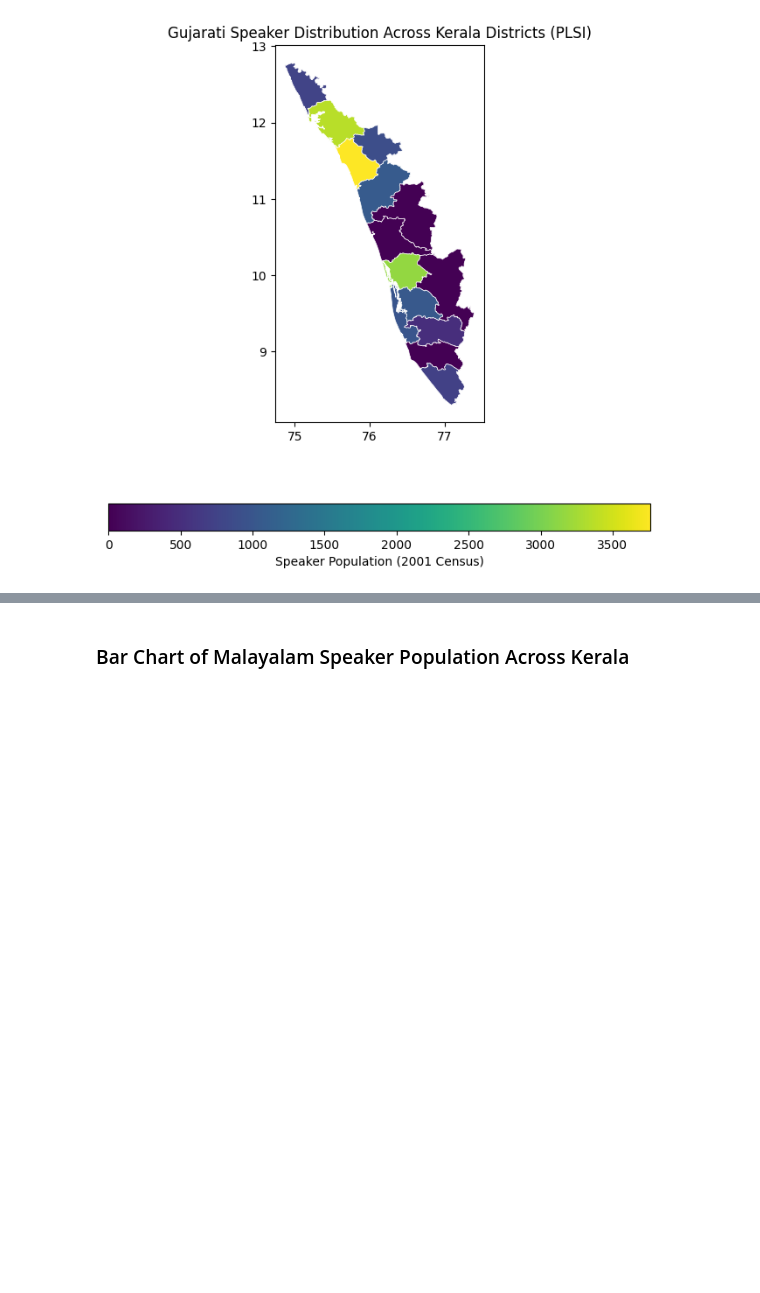
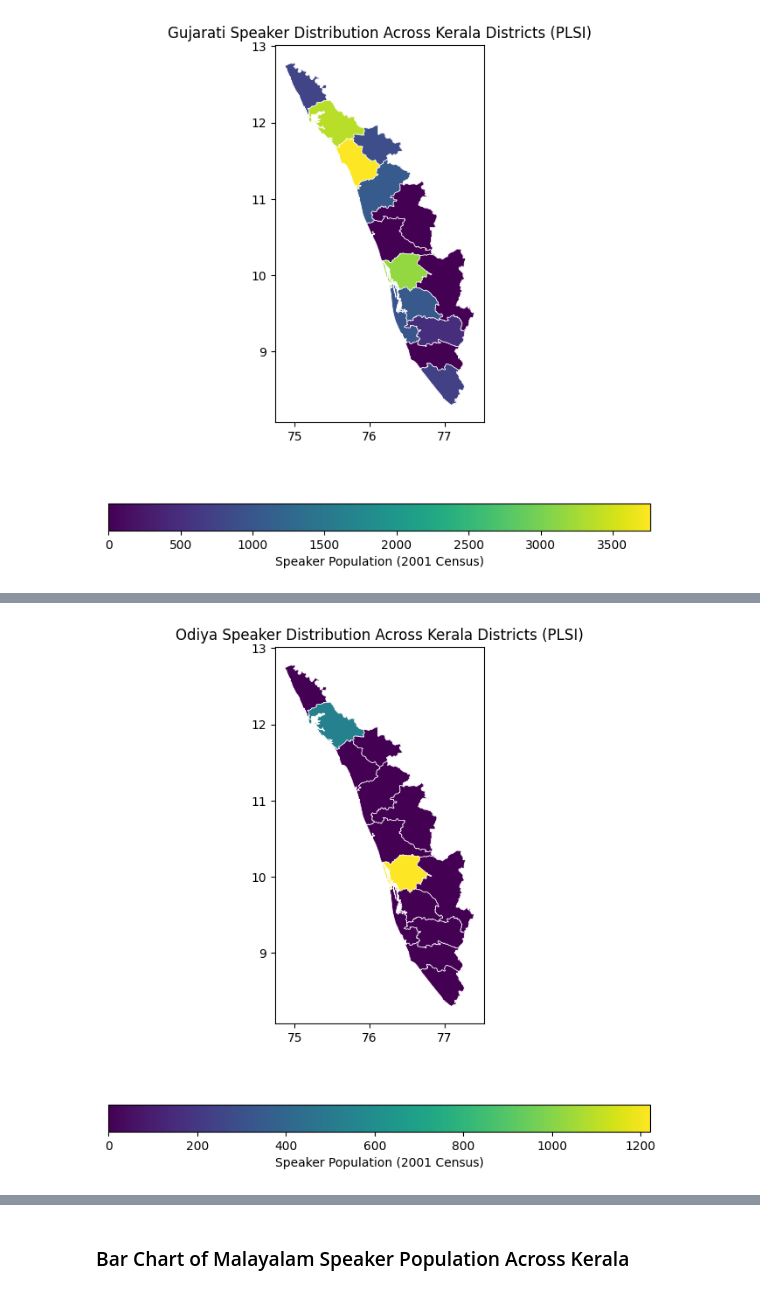
Before and after one commit to squishridyvi/Geographical-Distribution-Mapping-of-Dravidian-Languages-, a Jupyter notebook: Geographical Distribution of Dravidian Languages.ipynb, the cells around one changed output, grey strips where cells are left out. Drawn from its saved outputs; the diff is of its cells as text; code cells hidden in the pictures; blank space fills up the shorter version.

```diff
--- a/Geographical Distribution of Dravidian Languages.ipynb
+++ b/Geographical Distribution of Dravidian Languages.ipynb
@@ -1699,0 +1751,3 @@ ax.set_title(
+# %%
+odiya_dist_kerala_plsi_df = pd.read_csv("odiya_perc_district_mapping_2001_plsi.csv")
+odiya_dist_kerala_plsi_df
@@ -1699,0 +1770,3 @@ ax.set_title(
+# %%
+merged_odiya = all_districts.merge(odiya_dist_kerala_plsi_df, left_on="NAME_2", right_on="district")
+merged_odiya.head()
@@ -1699,0 +1780,18 @@ ax.set_title(
+# %%
+fig, ax = plt.subplots(figsize=(8,8))
+
+merged_odiya.plot(
+    ax=ax,
+    column="speakers",
+    legend=True,
+    edgecolor="white",
+    linewidth=0.5,
+    legend_kwds={"label": "Speaker Population (2001 Census)", "orientation": "horizontal"}
+
+);
+
+ax.set_title(
+    "Odiya Speaker Distribution Across Kerala Districts (PLSI)", fontsize=12
+);
+# %% [output]
+[figure, added]
```
Also changed, not shown: parts of 24 cells of this notebook.
